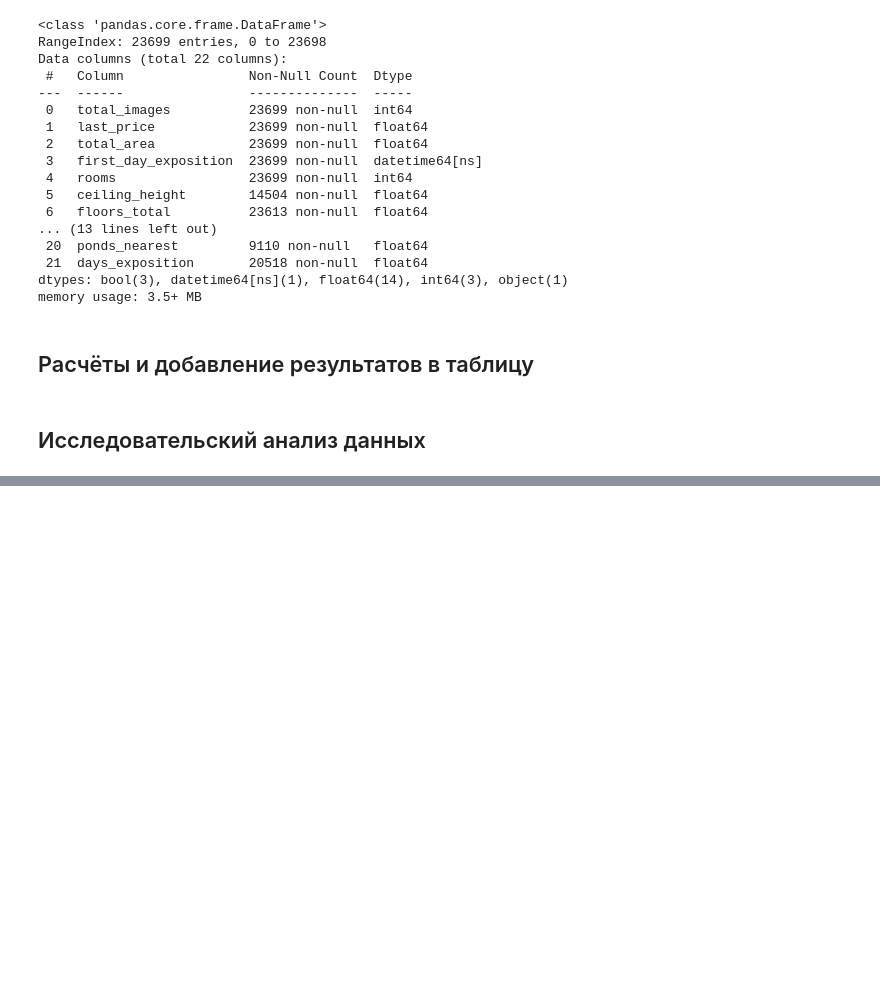
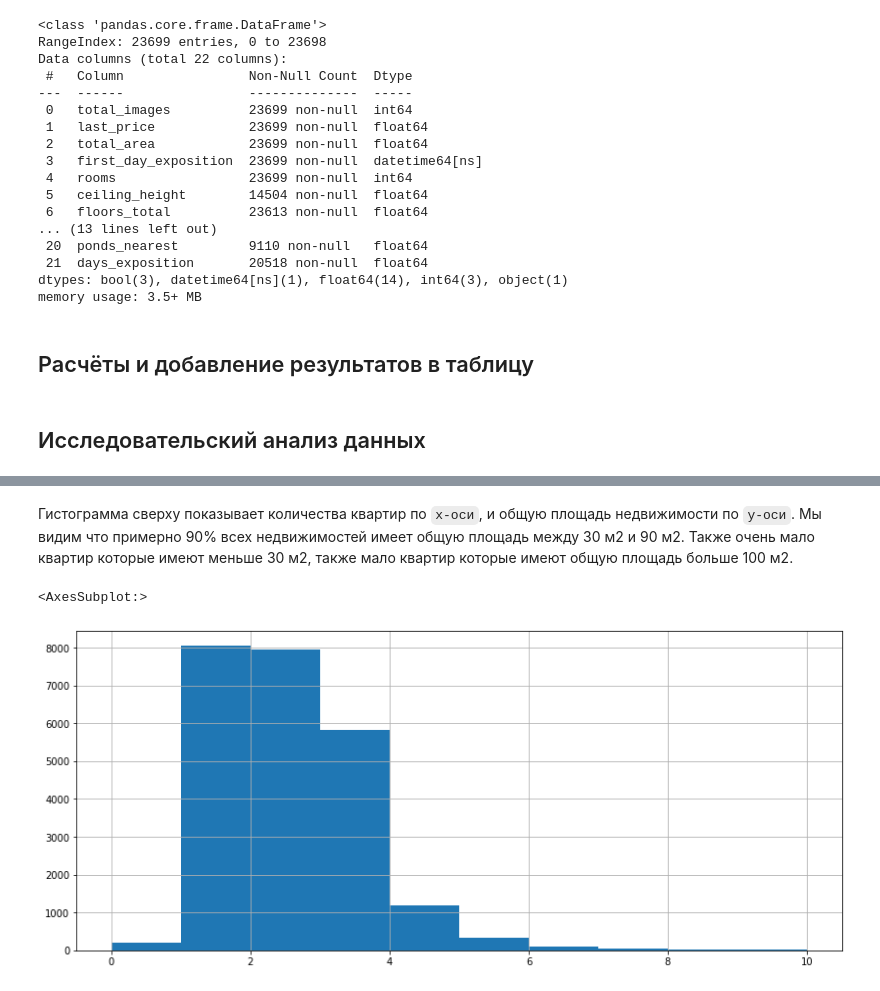
Before and after one commit to yerkebulanali/Yandex-Data-Science-Projects, a Jupyter notebook: Yandex Practicum Project 3.ipynb, the cells around one changed output, grey strips where cells are left out. Cells and saved outputs as stored; diff of their text form; code cells hidden in the pictures; blank space fills up the shorter version.

```diff
--- a/Yandex Practicum Project 3.ipynb
+++ b/Yandex Practicum Project 3.ipynb
@@ -212,0 +252,8 @@ df['kitchen_total_ratio'] = df['kitchen_area'] / df['total_area']
+# %% [markdown]
+Гистограмма сверху показывает количества квартир по `х-оси`, и общую площадь недвижимости по `у-оси`. Мы видим что примерно 90% всех недвижимостей имеет общую площадь между 30 м2 и 90 м2. Также очень мало квартир которые имеют меньше 30 м2, также мало квартир которые имеют общую площадь больше 100 м2.
+# %%
+# Строим гистаграмму для столбца rooms
+df['rooms'].hist(range=(0,10), figsize=(14,6))
+# %% [output]
+<AxesSubplot:>
+[figure, added]
```
Also changed, not shown: parts of 51 cells of this notebook.
